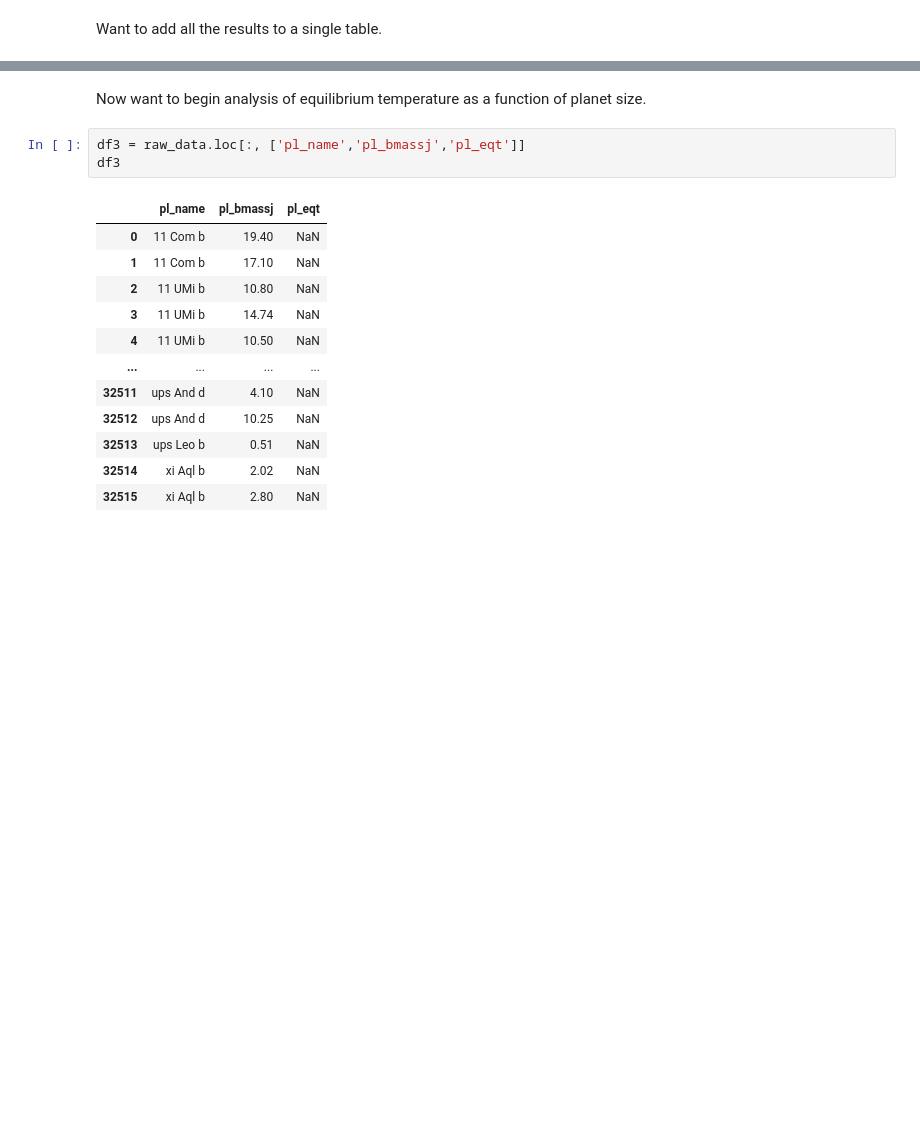
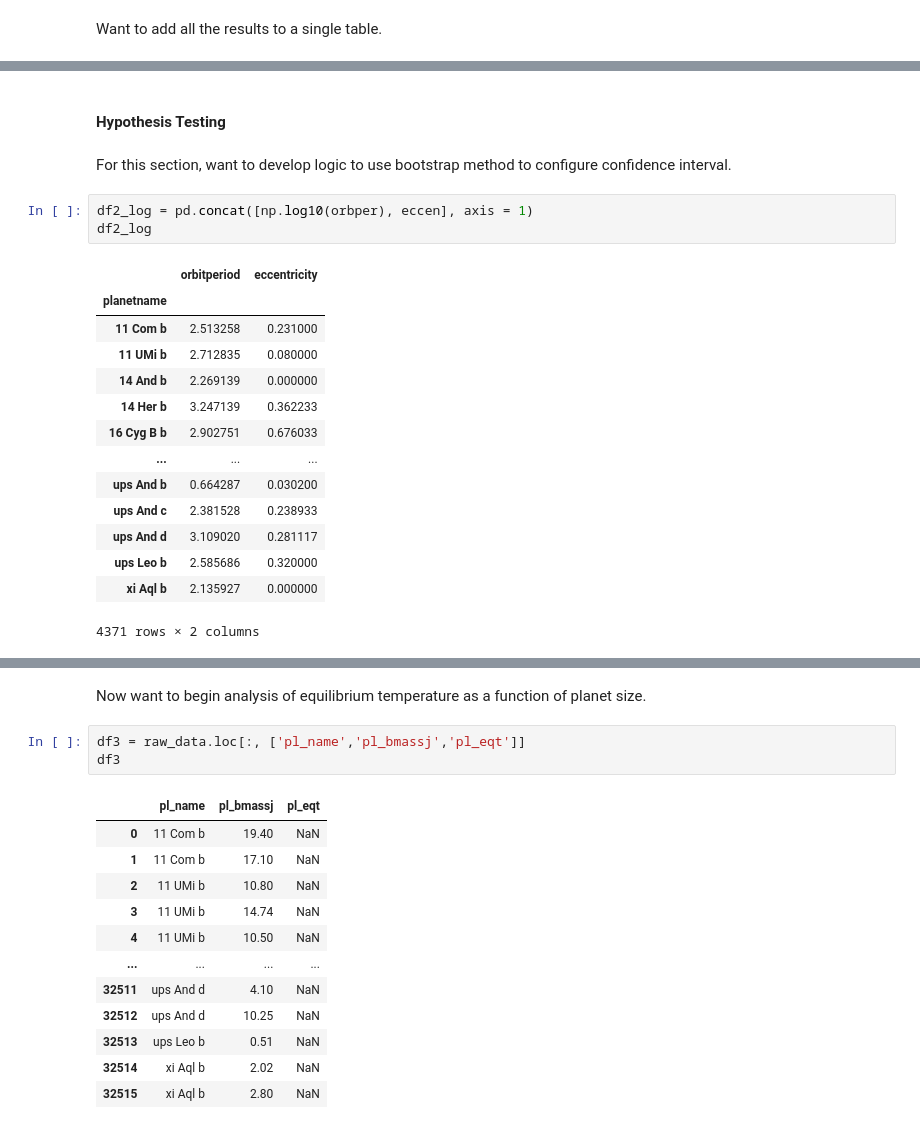
Before and after one commit to jbravo87/blog-projects, a Jupyter notebook: exoplanet_data_notebook.ipynb, the cells around one changed output, grey strips where cells are left out. Cells and saved outputs as stored; diff of their text form; blank space fills up the shorter version.

Commit message:
Continued work on confidence intervals through bootstrapping.

```diff
--- a/exoplanet_data_notebook.ipynb
+++ b/exoplanet_data_notebook.ipynb
@@ -564,0 +567,22 @@ plt.show()
+# %% [markdown]
+#### Hypothesis Testing
+# %% [markdown]
+For this section, want to develop logic to use bootstrap method to configure confidence interval.
+# %%
+df2_log = pd.concat([np.log10(orbper), eccen], axis = 1)
+df2_log
+# %% [output]
+|  | orbitperiod | eccentricity |
+| planetname |  |  |
+| 11 Com b | 2.513258 | 0.231000 |
+| 11 UMi b | 2.712835 | 0.080000 |
+| 14 And b | 2.269139 | 0.000000 |
+| 14 Her b | 3.247139 | 0.362233 |
+| 16 Cyg B b | 2.902751 | 0.676033 |
+| ... | ... | ... |
+| ups And b | 0.664287 | 0.030200 |
+| ups And c | 2.381528 | 0.238933 |
+| ups And d | 3.109020 | 0.281117 |
+| ups Leo b | 2.585686 | 0.320000 |
+| xi Aql b | 2.135927 | 0.000000 |
+4371 rows × 2 columns
```
Also changed, not shown: parts of 87 cells of this notebook.
